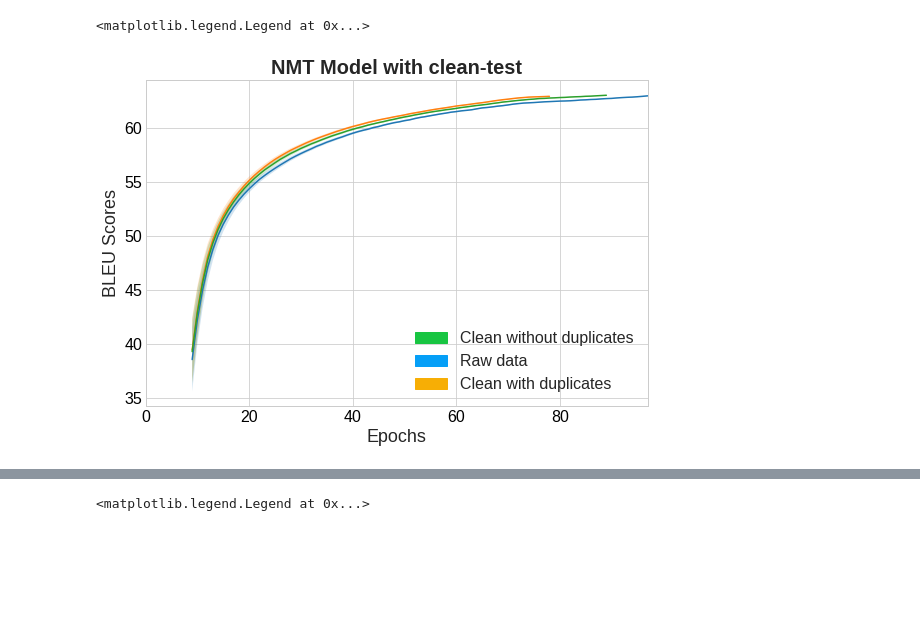
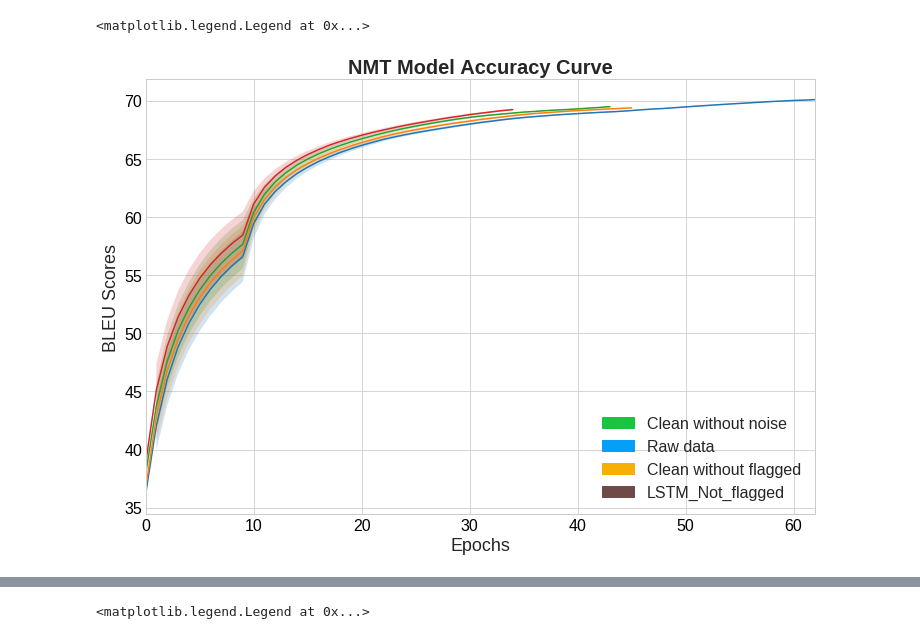
Before and after one commit to bhardwaj1230/NMT, a Jupyter notebook: BT_Statistics.ipynb, the cells around one changed output, grey strips where cells are left out. Drawn from its saved outputs; the diff is of its cells as text; code cells hidden in the pictures; blank space fills up the shorter version.

```diff
--- a/BT_Statistics.ipynb
+++ b/BT_Statistics.ipynb
@@ -40,7 +40,8 @@ def log_processor(location):
 
 
 
-rc('figure', figsize=(9, 6))
+#rc('figure', figsize=(9, 6))
+rc('figure', figsize=(12, 8))
 rc('axes', titlesize = 20, labelsize = 18, titleweight = 'bold')
 rc('xtick', labelsize = 16, color = 'black')
 rc('ytick', labelsize = 16, color = 'black')
@@ -48,8 +49,8 @@ rc('legend', fontsize = 16, handlelength = 2)
 
 def plot_fnc(data):
 
-    means = pd.Series(data).rolling(10, min_periods=10).mean()
-    stds = pd.Series(data).rolling(10, min_periods=10).std()/4
+    means = pd.Series(data).rolling(10, min_periods=1).mean()
+    stds = pd.Series(data).rolling(10, min_periods=1).std()/4
     means.plot()
     plt.fill_between(range(len(means)),means - stds, means + stds, alpha=0.2)
 
@@ -74,0 +80,18 @@ plt.legend(handles=[purple_patch, red_patch, blue_patch])
+# %%
+raw = log_processor('raw.log')
+clean = log_processor('not_flag.log')
+super_clean = log_processor('clean.log')
+
+plot_fnc(raw['test_en_fr_mt_bleu'])
+plot_fnc(clean['test_en_fr_mt_bleu'])
+plot_fnc(super_clean['test_en_fr_mt_bleu'])
+plot_fnc(clean_test_lstm_clean['test_en_fr_mt_bleu'])
+
+
+plt.title('NMT Model - Test Curve')
+red_patch = mpatches.Patch(color ='#059FF7', label='Flagged + Noise + Not_flagged ')
+blue_patch = mpatches.Patch(color ='#F7AE05', label='Not_flagged + Noise')
+purple_patch = mpatches.Patch(color ='#18C542', label='Not_flagged')
+black_patch = mpatches.Patch(color ='#704949', label='LSTM_Not_flagged')
+
+plt.legend(handles=[purple_patch, red_patch, blue_patch, black_patch])
@@ -75,16 +101,20 @@ plt.legend(handles=[purple_patch, red_patch, blue_patch])
 # %%
 plot_fnc(raw['valid_en_fr_mt_acc'])
 plot_fnc(clean['valid_en_fr_mt_acc'])
 plot_fnc(super_clean['valid_en_fr_mt_acc'])
+plot_fnc(clean_test_lstm_clean['valid_en_fr_mt_acc'])
 
-plt.title('NMT Model with clean-test')
+
+plt.title('NMT Model Accuracy Curve')
 red_patch = mpatches.Patch(color ='#059FF7', label='Raw data')
-blue_patch = mpatches.Patch(color ='#F7AE05', label='Clean with duplicates')
-purple_patch = mpatches.Patch(color ='#18C542', label='Clean without duplicates')
-plt.legend(handles=[purple_patch, red_patch, blue_patch])
+blue_patch = mpatches.Patch(color ='#F7AE05', label='Clean without flagged')
+purple_patch = mpatches.Patch(color ='#18C542', label='Clean without noise')
+black_patch = mpatches.Patch(color ='#704949', label='LSTM_Not_flagged')
+
+plt.legend(handles=[purple_patch, red_patch, blue_patch, black_patch])
 # %% [output]
 <matplotlib.legend.Legend at 0x...>
-[figure, old version]
+[figure, new version]
 # %%
 raw = log_processor('raw_clean_test.out')
 clean = log_processor('no_noise_clean_test.out')
```
Also changed, not shown: parts of 13 cells of this notebook.
